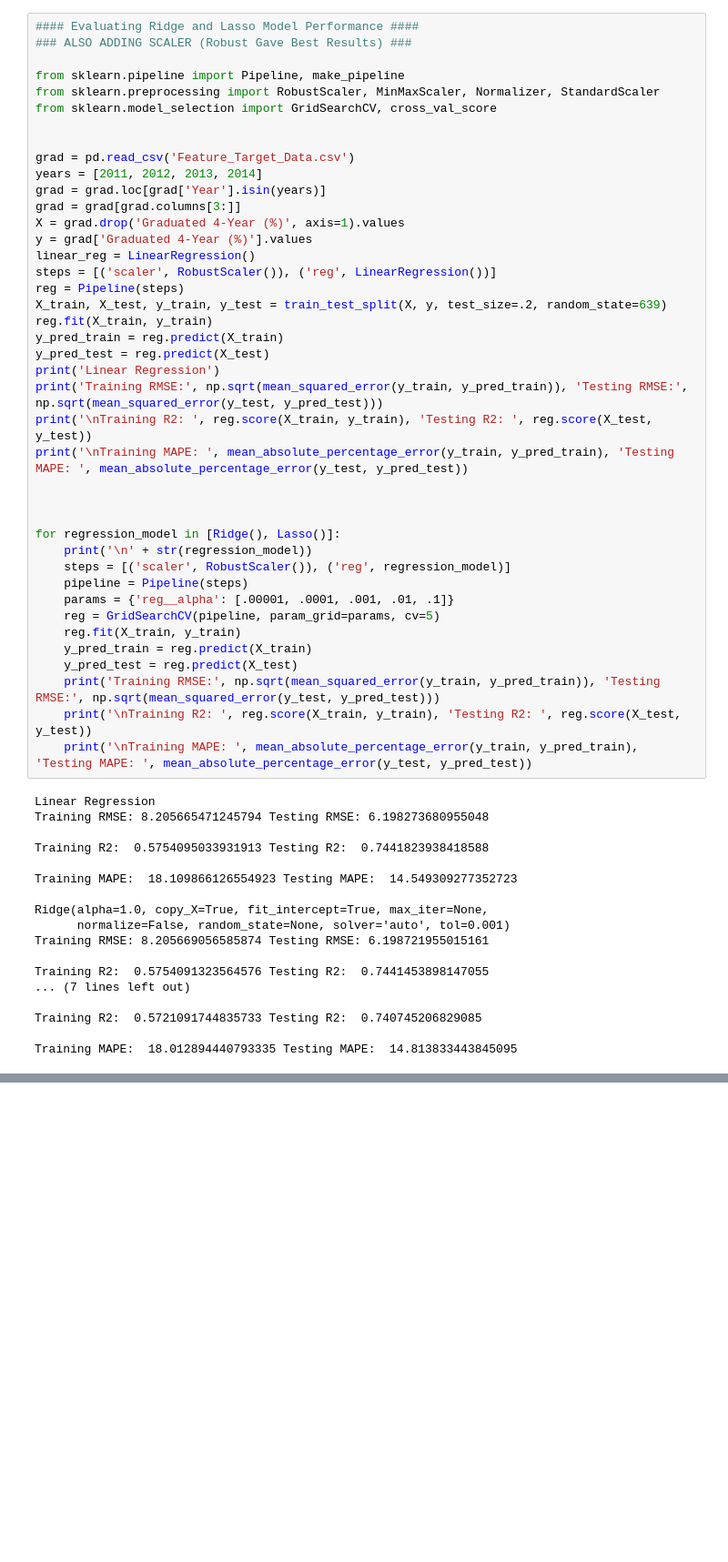
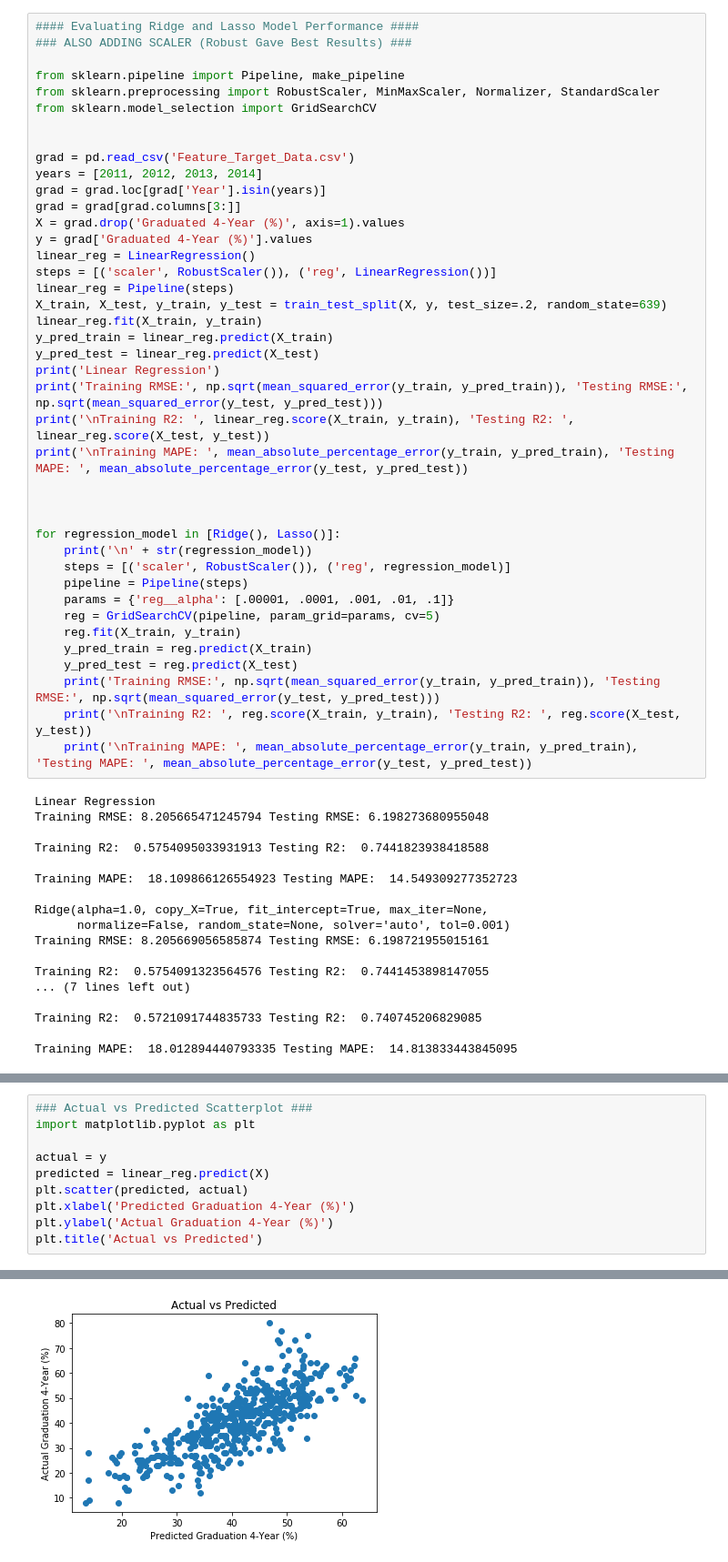
Before and after one commit to RachidRezzik/Texas_GradPercent_Predictor, a Jupyter notebook: Machine_Learning.ipynb, the cells around one changed output, grey strips where cells are left out. Shown: that part at 91% size. Drawn from its saved outputs; the diff is of its cells as text; blank space fills up the shorter version.

```diff
--- a/Machine_Learning.ipynb
+++ b/Machine_Learning.ipynb
@@ -190,7 +193,7 @@ In terms of best model performance, I will use all available features, testing s
 
 from sklearn.pipeline import Pipeline, make_pipeline
 from sklearn.preprocessing import RobustScaler, MinMaxScaler, Normalizer, StandardScaler
-from sklearn.model_selection import GridSearchCV, cross_val_score
+from sklearn.model_selection import GridSearchCV
 
 
 grad = pd.read_csv('Feature_Target_Data.csv')
@@ -201,14 +204,14 @@ X = grad.drop('Graduated 4-Year (%)', axis=1).values
 y = grad['Graduated 4-Year (%)'].values
 linear_reg = LinearRegression()
 steps = [('scaler', RobustScaler()), ('reg', LinearRegression())]
-reg = Pipeline(steps)
+linear_reg = Pipeline(steps)
 X_train, X_test, y_train, y_test = train_test_split(X, y, test_size=.2, random_state=639)
-reg.fit(X_train, y_train)
-y_pred_train = reg.predict(X_train)
-y_pred_test = reg.predict(X_test)
+linear_reg.fit(X_train, y_train)
+y_pred_train = linear_reg.predict(X_train)
+y_pred_test = linear_reg.predict(X_test)
 print('Linear Regression')
 print('Training RMSE:', np.sqrt(mean_squared_error(y_train, y_pred_train)), 'Testing RMSE:', np.sqrt(mean_squared_error(y_test, y_pred_test)))
-print('\nTraining R2: ', reg.score(X_train, y_train), 'Testing R2: ', reg.score(X_test, y_test))
+print('\nTraining R2: ', linear_reg.score(X_train, y_train), 'Testing R2: ', linear_reg.score(X_test, y_test))
 print('\nTraining MAPE: ', mean_absolute_percentage_error(y_train, y_pred_train), 'Testing MAPE: ', mean_absolute_percentage_error(y_test, y_pred_test))
 
 
@@ -245,0 +252,11 @@ Training MAPE:  18.012894440793335 Testing MAPE:  14.813833443845095
+# %%
+### Actual vs Predicted Scatterplot ###
+import matplotlib.pyplot as plt
+
+actual = y
+predicted = linear_reg.predict(X)
+plt.scatter(predicted, actual)
+plt.xlabel('Predicted Graduation 4-Year (%)')
+plt.ylabel('Actual Graduation 4-Year (%)')
+plt.title('Actual vs Predicted')
+# %% [output]
@@ -245,0 +264 @@ Training MAPE:  18.012894440793335 Testing MAPE:  14.813833443845095
+[figure, added]
```
Also changed, not shown: parts of 13 cells of this notebook.
